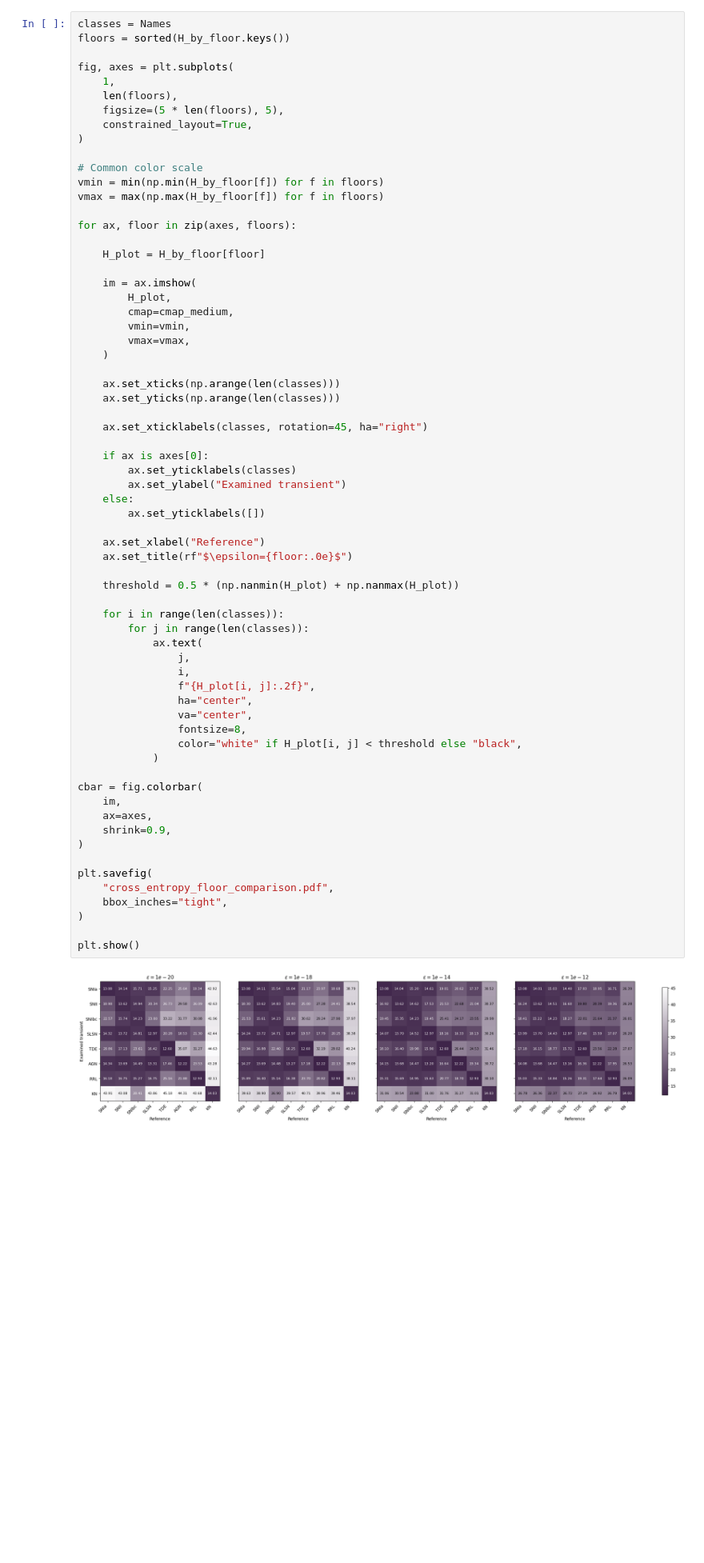
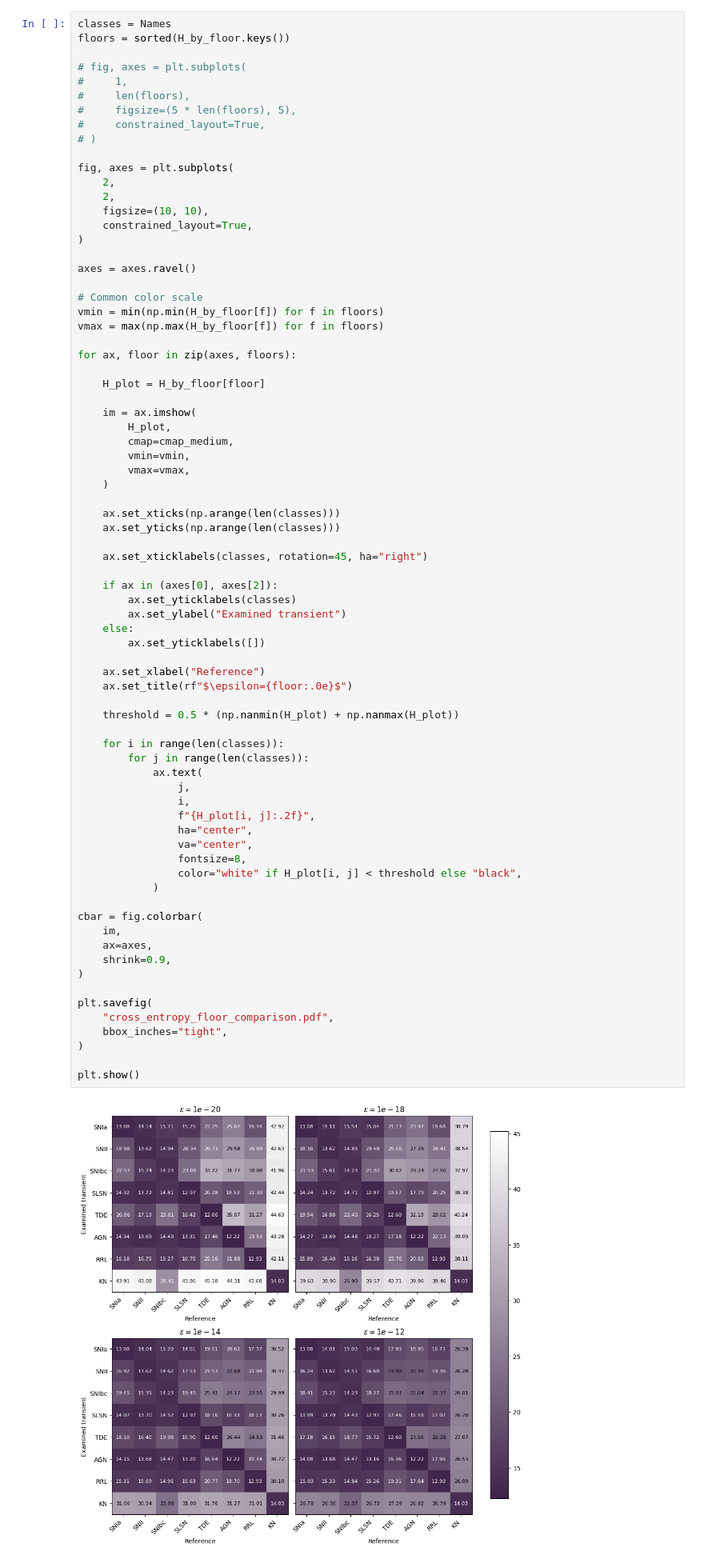
Before and after one commit to Rachel-0420/Cross-Entropy-Fast-Transient, a Jupyter notebook: extended_transients.ipynb, the cells around one changed output. Shown at 80% size. Drawn from its saved outputs; the diff is of its cells as text; blank space fills up the shorter version.

Commit message:
adjusted figure visualization

```diff
--- a/extended_transients.ipynb
+++ b/extended_transients.ipynb
@@ -770,12 +770,21 @@ floor = 1e-12: max |ΔH| = 8.945539e+00, mean |ΔH| = 2.901862e+00
 classes = Names
 floors = sorted(H_by_floor.keys())
 
+# fig, axes = plt.subplots(
+#     1,
+#     len(floors),
+#     figsize=(5 * len(floors), 5),
+#     constrained_layout=True,
+# )
+
 fig, axes = plt.subplots(
-    1,
-    len(floors),
-    figsize=(5 * len(floors), 5),
+    2,
+    2,
+    figsize=(10, 10),
     constrained_layout=True,
 )
+
+axes = axes.ravel()
 
 # Common color scale
 vmin = min(np.min(H_by_floor[f]) for f in floors)
@@ -797,7 +806,7 @@ for ax, floor in zip(axes, floors):
 
     ax.set_xticklabels(classes, rotation=45, ha="right")
 
-    if ax is axes[0]:
+    if ax in (axes[0], axes[2]):
         ax.set_yticklabels(classes)
         ax.set_ylabel("Examined transient")
     else:
@@ -806,31 +815,31 @@ for ax, floor in zip(axes, floors):
     ax.set_xlabel("Reference")
     ax.set_title(rf"$\epsilon={floor:.0e}$")
 
     threshold = 0.5 * (np.nanmin(H_plot) + np.nanmax(H_plot))
 
     for i in range(len(classes)):
         for j in range(len(classes)):
             ax.text(
                 j,
                 i,
                 f"{H_plot[i, j]:.2f}",
                 ha="center",
                 va="center",
                 fontsize=8,
                 color="white" if H_plot[i, j] < threshold else "black",
             )
 
 cbar = fig.colorbar(
     im,
     ax=axes,
     shrink=0.9,
 )
 
 plt.savefig(
     "cross_entropy_floor_comparison.pdf",
     bbox_inches="tight",
 )
 
 plt.show()
 # %% [output]
-[figure, old version]
+[figure, new version]
```
Also changed, not shown: 1 other file.
